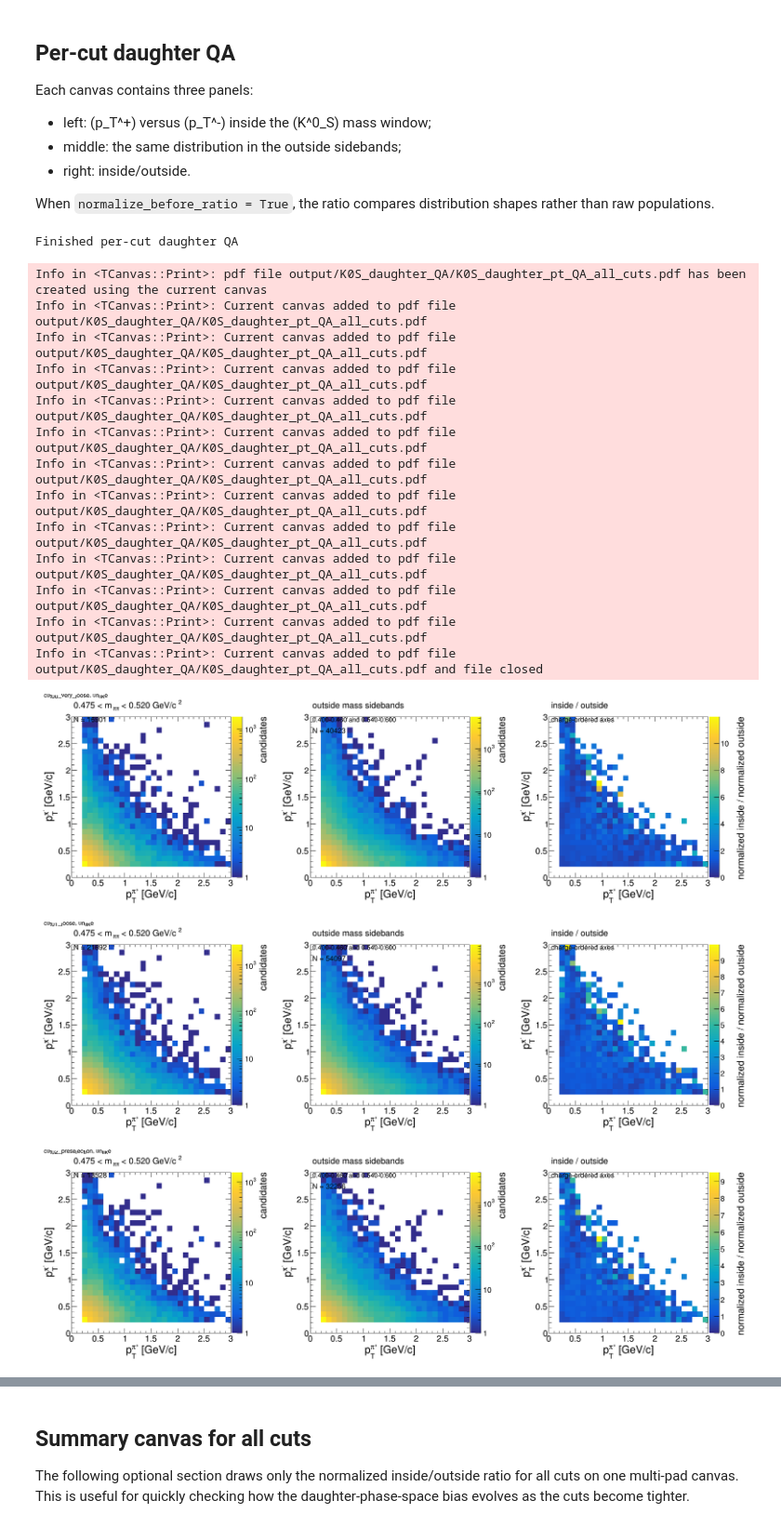
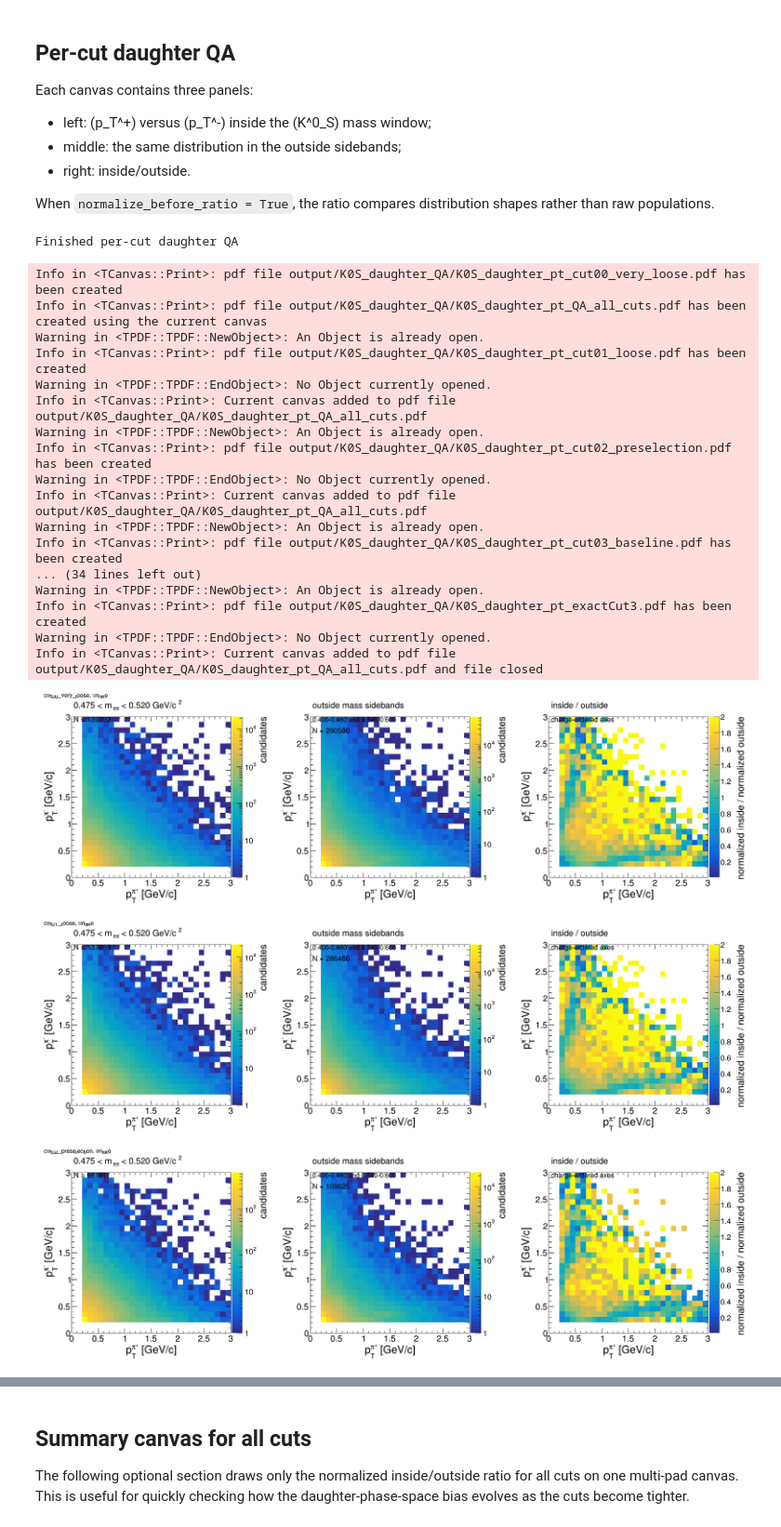
Before and after one commit to mcyoren/sPHENIX_tracking, a Jupyter notebook: drawings/K0S_daughter_pt_QA_with_momentum_fractions.ipynb, the cells around one changed output, grey strips where cells are left out. Shown at 93% size. Cells and saved outputs as stored; diff of their text form; code cells hidden in the pictures.

```diff
--- a/drawings/K0S_daughter_pt_QA_with_momentum_fractions.ipynb
+++ b/drawings/K0S_daughter_pt_QA_with_momentum_fractions.ipynb
@@ -48,11 +68,11 @@ Welcome to JupyROOT 6.30/06
 # -----------------------------
 
 file_path = "input/"
-file_name = "k0s_OO_ratio_kf_new_vtx_1p23_4p5_5p0_000_v0.root" # k0s_pp_ratio_new_vtx_1p23_1p0_1p6_000_all_2M k0s_pp_ratio_helix_new_vtx_1p23_1p0_1p6_000_v1_2M
-#k0s_OO_ratio_kf_new_vtx_1p23_4p5_5p0_000_v0
+file_name = "k0s_pp_ratio_kf_new_vtx_1p23_1p0_1p6_2cm_000_v0_7M.root" # k0s_pp_ratio_new_vtx_1p23_1p0_1p6_000_all_2M k0s_pp_ratio_helix_new_vtx_1p23_1p0_1p6_000_v1_2M
+#k0s_OO_ratio_kf_new_vtx_1p23_4p5_5p0_000_v0 k0s_pp_ratio_kf_new_vtx_1p23_1p0_1p6_2cm_000_v0_7M
 
 output_dir = "output/K0S_daughter_QA"
-save_individual_pdf = False
+save_individual_pdf = True
 save_multipage_pdf = True
 save_png = False
 
@@ -483,6 +520,8 @@ for index, result in enumerate(cut_maps):
         y_title,
         ratio_z_title
     )
+    h_ratio.SetMinimum(0.01)
+    h_ratio.SetMaximum(2.0)
     h_ratio.Draw("COLZ")
 
     draw_panel_label("inside / outside")
@@ -503,42 +542,46 @@ for index, result in enumerate(cut_maps):
     canvas.Draw()
     all_canvases.append(canvas)
 
     safe_cut = cut_name.replace("/", "_")
 
     if save_individual_pdf:
         canvas.SaveAs(
             str(Path(output_dir) / f"K0S_daughter_pt_{safe_cut}.pdf")
         )
 
     if save_png:
         canvas.SaveAs(
             str(Path(output_dir) / f"K0S_daughter_pt_{safe_cut}.png")
         )
 
     if save_multipage_pdf:
         if index == 0:
             canvas.Print(multipage_pdf + "(")
         elif index == len(cut_maps) - 1:
             canvas.Print(multipage_pdf + ")")
         else:
             canvas.Print(multipage_pdf)
 
 print("Finished per-cut daughter QA")
 # %% [output]
 Finished per-cut daughter QA
+Info in <TCanvas::Print>: pdf file output/K0S_daughter_QA/K0S_daughter_pt_cut00_very_loose.pdf has been created
 Info in <TCanvas::Print>: pdf file output/K0S_daughter_QA/K0S_daughter_pt_QA_all_cuts.pdf has been created using the current canvas
+Warning in <TPDF::TPDF::NewObject>: An Object is already open.
+Info in <TCanvas::Print>: pdf file output/K0S_daughter_QA/K0S_daughter_pt_cut01_loose.pdf has been created
+Warning in <TPDF::TPDF::EndObject>: No Object currently opened.
 Info in <TCanvas::Print>: Current canvas added to pdf file output/K0S_daughter_QA/K0S_daughter_pt_QA_all_cuts.pdf
+Warning in <TPDF::TPDF::NewObject>: An Object is already open.
+Info in <TCanvas::Print>: pdf file output/K0S_daughter_QA/K0S_daughter_pt_cut02_preselection.pdf has been created
+Warning in <TPDF::TPDF::EndObject>: No Object currently opened.
 Info in <TCanvas::Print>: Current canvas added to pdf file output/K0S_daughter_QA/K0S_daughter_pt_QA_all_cuts.pdf
-Info in <TCanvas::Print>: Current canvas added to pdf file output/K0S_daughter_QA/K0S_daughter_pt_QA_all_cuts.pdf
-Info in <TCanvas::Print>: Current canvas added to pdf file output/K0S_daughter_QA/K0S_daughter_pt_QA_all_cuts.pdf
-Info in <TCanvas::Print>: Current canvas added to pdf file output/K0S_daughter_QA/K0S_daughter_pt_QA_all_cuts.pdf
-Info in <TCanvas::Print>: Current canvas added to pdf file output/K0S_daughter_QA/K0S_daughter_pt_QA_all_cuts.pdf
-Info in <TCanvas::Print>: Current canvas added to pdf file output/K0S_daughter_QA/K0S_daughter_pt_QA_all_cuts.pdf
-Info in <TCanvas::Print>: Current canvas added to pdf file output/K0S_daughter_QA/K0S_daughter_pt_QA_all_cuts.pdf
-Info in <TCanvas::Print>: Current canvas added to pdf file output/K0S_daughter_QA/K0S_daughter_pt_QA_all_cuts.pdf
-Info in <TCanvas::Print>: Current canvas added to pdf file output/K0S_daughter_QA/K0S_daughter_pt_QA_all_cuts.pdf
-Info in <TCanvas::Print>: Current canvas added to pdf file output/K0S_daughter_QA/K0S_daughter_pt_QA_all_cuts.pdf
+Warning in <TPDF::TPDF::NewObject>: An Object is already open.
+Info in <TCanvas::Print>: pdf file output/K0S_daughter_QA/K0S_daughter_pt_cut03_baseline.pdf has been created
+... (34 lines left out)
+Warning in <TPDF::TPDF::NewObject>: An Object is already open.
+Info in <TCanvas::Print>: pdf file output/K0S_daughter_QA/K0S_daughter_pt_exactCut3.pdf has been created
+Warning in <TPDF::TPDF::EndObject>: No Object currently opened.
 Info in <TCanvas::Print>: Current canvas added to pdf file output/K0S_daughter_QA/K0S_daughter_pt_QA_all_cuts.pdf and file closed
-[figure, old version]
+[figure, new version]
-[figure, old version]
+[figure, new version]
-[figure, old version]
+[figure, new version]
```
Also changed, not shown: parts of 11 cells of this notebook, 5 other files.
